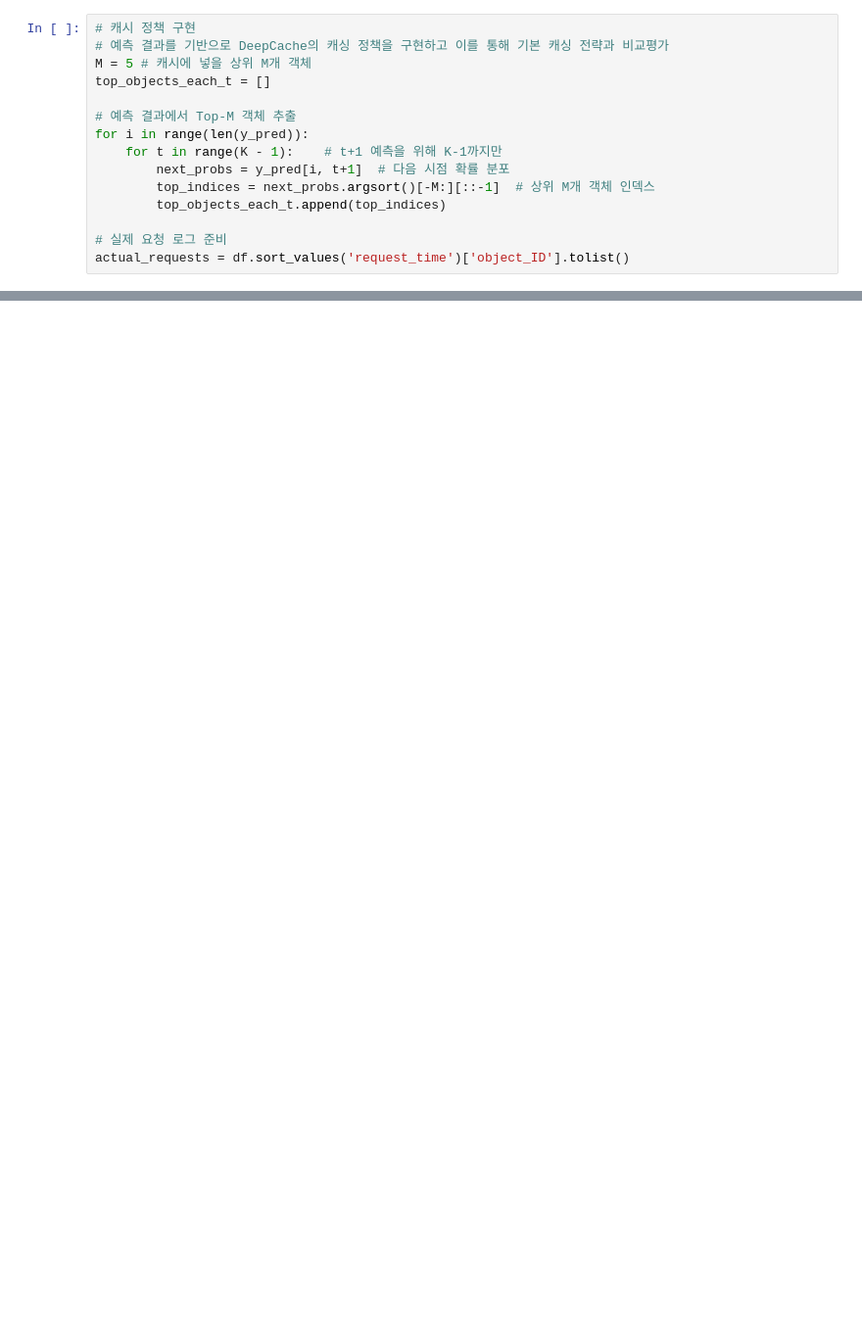
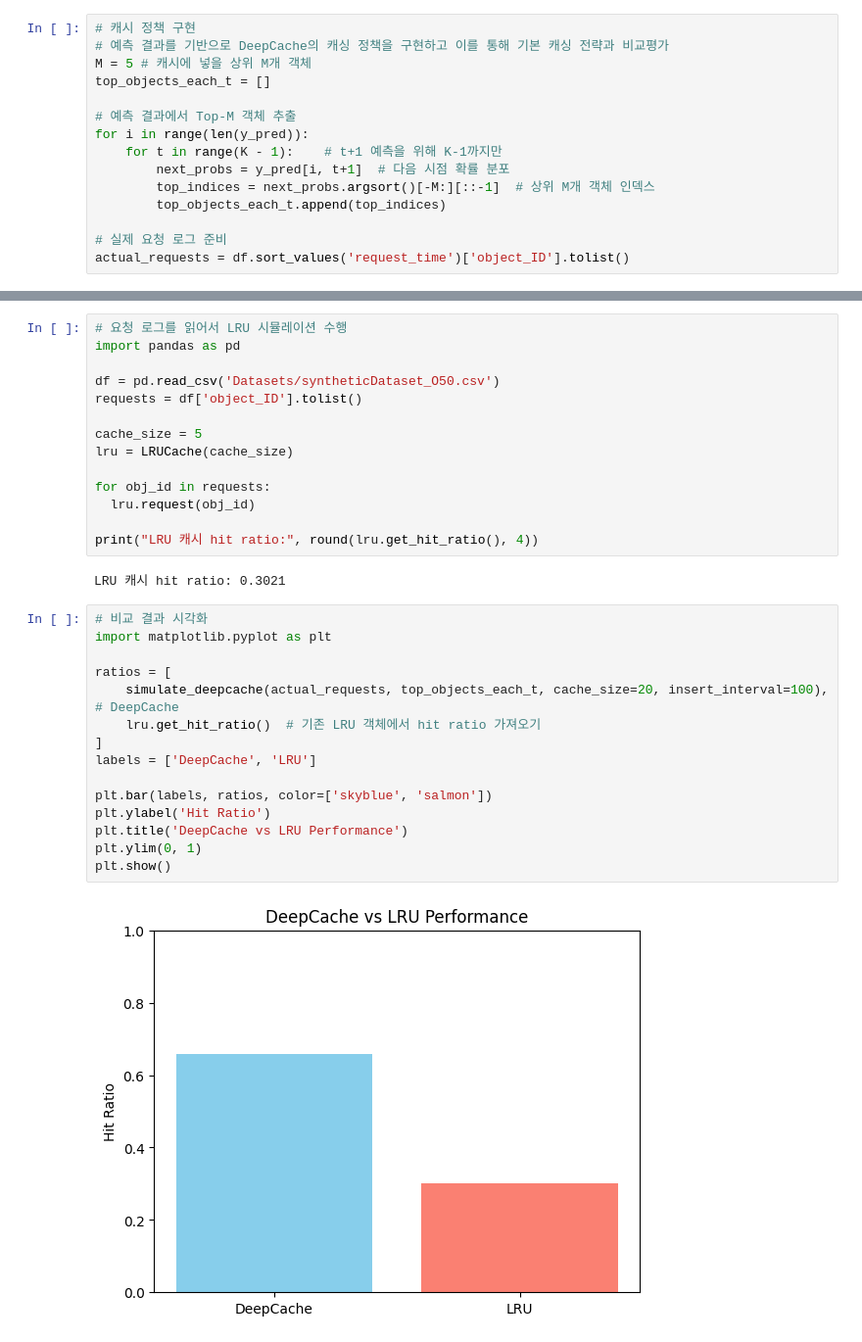
Before and after one commit to kjiyun/Deepcache-LSTM, a Jupyter notebook: Deepcache_Dataset1.ipynb, the cells around one changed output, grey strips where cells are left out. Shown: that part at 98% size. Saved outputs shown, nothing was run; the diff lists cells and outputs as text; blank space fills up the shorter version.

Commit message:
Dataset1에 대해서 DeepCache와 LRU 방식 비교 평가 수행

```diff
--- a/Deepcache_Dataset1.ipynb
+++ b/Deepcache_Dataset1.ipynb
@@ -153,0 +194,33 @@ DeepCache 기반 캐시 hit ratio: 0.6571
+# %%
+# 요청 로그를 읽어서 LRU 시뮬레이션 수행
+import pandas as pd
+
+df = pd.read_csv('Datasets/syntheticDataset_O50.csv')
+requests = df['object_ID'].tolist()
+
+cache_size = 5
+lru = LRUCache(cache_size)
+
+for obj_id in requests:
+  lru.request(obj_id)
+
+print("LRU 캐시 hit ratio:", round(lru.get_hit_ratio(), 4))
+# %% [output]
+LRU 캐시 hit ratio: 0.3021
+# %%
+# 비교 결과 시각화
+import matplotlib.pyplot as plt
+
+ratios = [
+    simulate_deepcache(actual_requests, top_objects_each_t, cache_size=20, insert_interval=100),  # DeepCache
+    lru.get_hit_ratio()  # 기존 LRU 객체에서 hit ratio 가져오기
+]
+labels = ['DeepCache', 'LRU']
+
+plt.bar(labels, ratios, color=['skyblue', 'salmon'])
+plt.ylabel('Hit Ratio')
+plt.title('DeepCache vs LRU Performance')
+plt.ylim(0, 1)
+plt.show()
+# %% [output]
+[figure, added]
```
Also changed, not shown: parts of 4 cells of this notebook.
